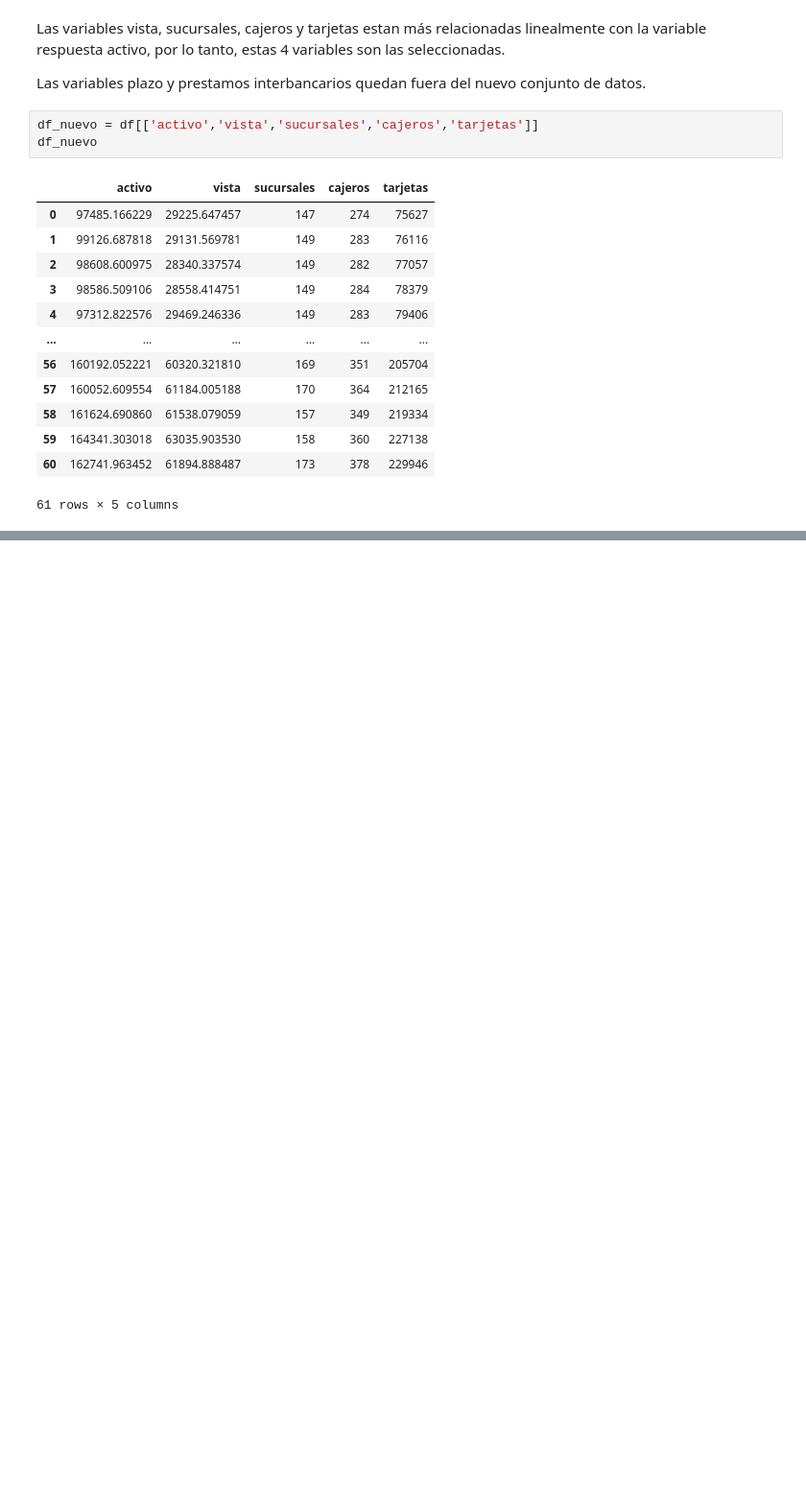
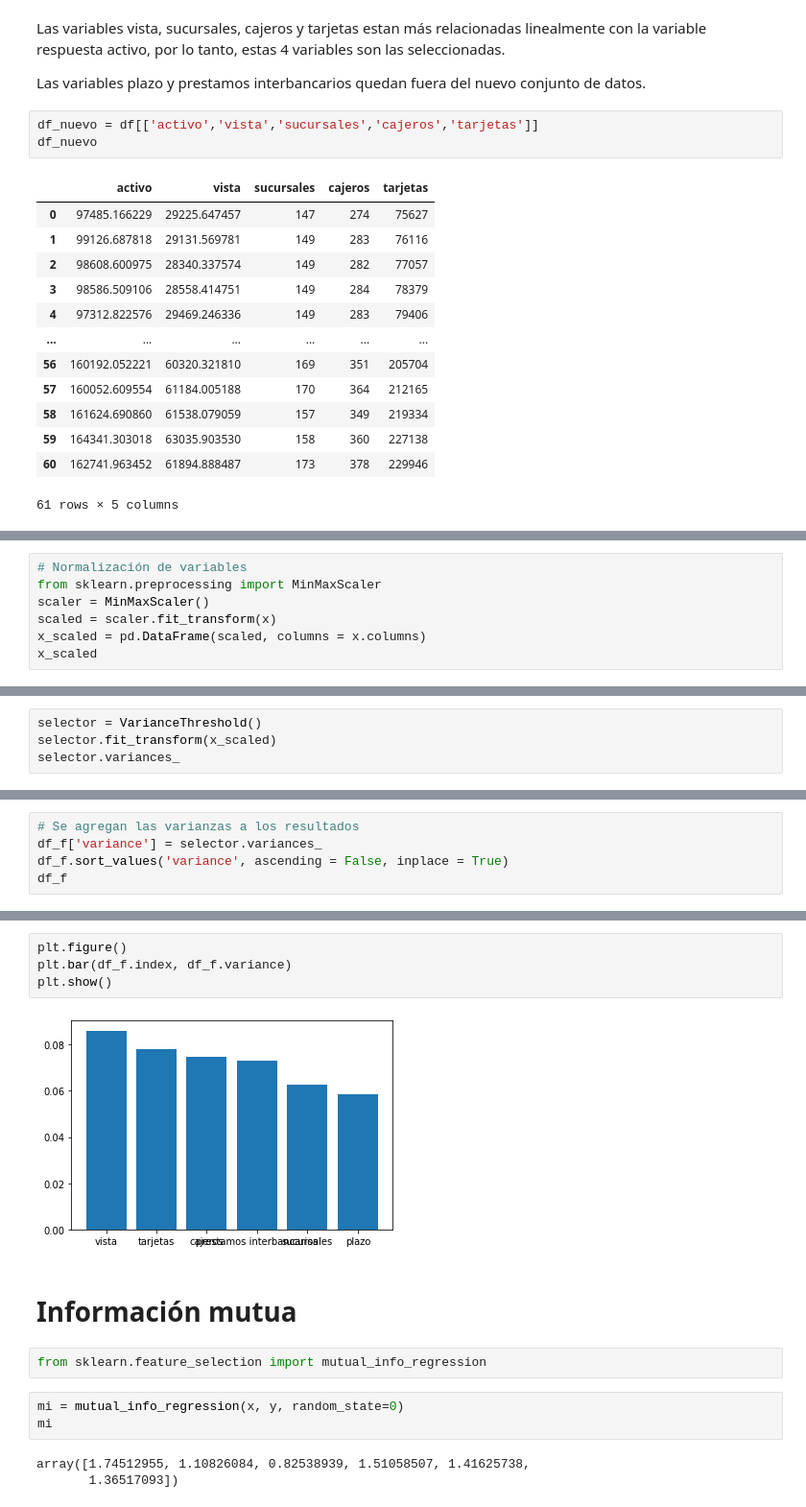
Before and after one commit to CristobalSVM/Aprendizaje-Autom-tico, a Jupyter notebook: Tarea_4.ipynb, the cells around one changed output, grey strips where cells are left out. Shown at 96% size. Cells and saved outputs as stored; diff of their text form; blank space fills up the shorter version.

```diff
--- a/Tarea_4.ipynb
+++ b/Tarea_4.ipynb
@@ -130,0 +162,7 @@ df_nuevo
+# %%
+# Normalización de variables
+from sklearn.preprocessing import MinMaxScaler
+scaler = MinMaxScaler()
+scaled = scaler.fit_transform(x)
+x_scaled = pd.DataFrame(scaled, columns = x.columns)
+x_scaled
@@ -130,0 +185,4 @@ df_nuevo
+# %%
+selector = VarianceThreshold()
+selector.fit_transform(x_scaled)
+selector.variances_
@@ -130,0 +192,5 @@ df_nuevo
+# %%
+# Se agregan las varianzas a los resultados
+df_f['variance'] = selector.variances_
+df_f.sort_values('variance', ascending = False, inplace = True)
+df_f
@@ -130,0 +205,16 @@ df_nuevo
+# %%
+plt.figure()
+plt.bar(df_f.index, df_f.variance)
+plt.show()
+# %% [output]
+[figure, added]
+# %% [markdown]
+# Información mutua
+# %%
+from sklearn.feature_selection import mutual_info_regression
+# %%
+mi = mutual_info_regression(x, y, random_state=0)
+mi
+# %% [output]
+array([1.74512955, 1.10826084, 0.82538939, 1.51058507, 1.41625738,
+       1.36517093])
```
Also changed, not shown: parts of 43 cells of this notebook.
